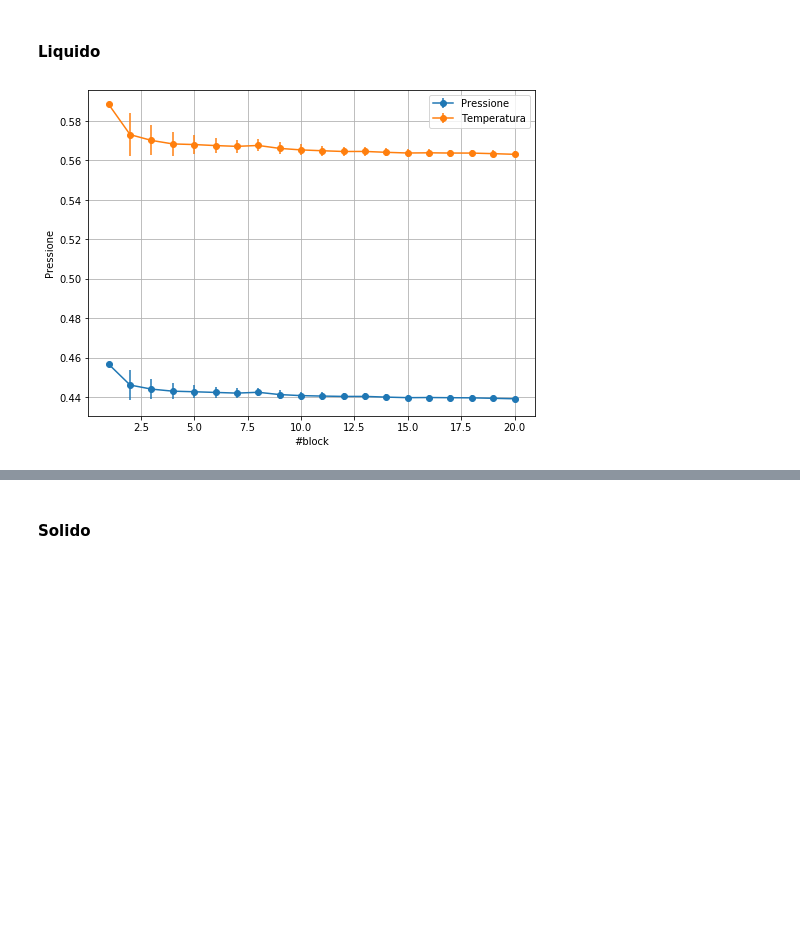
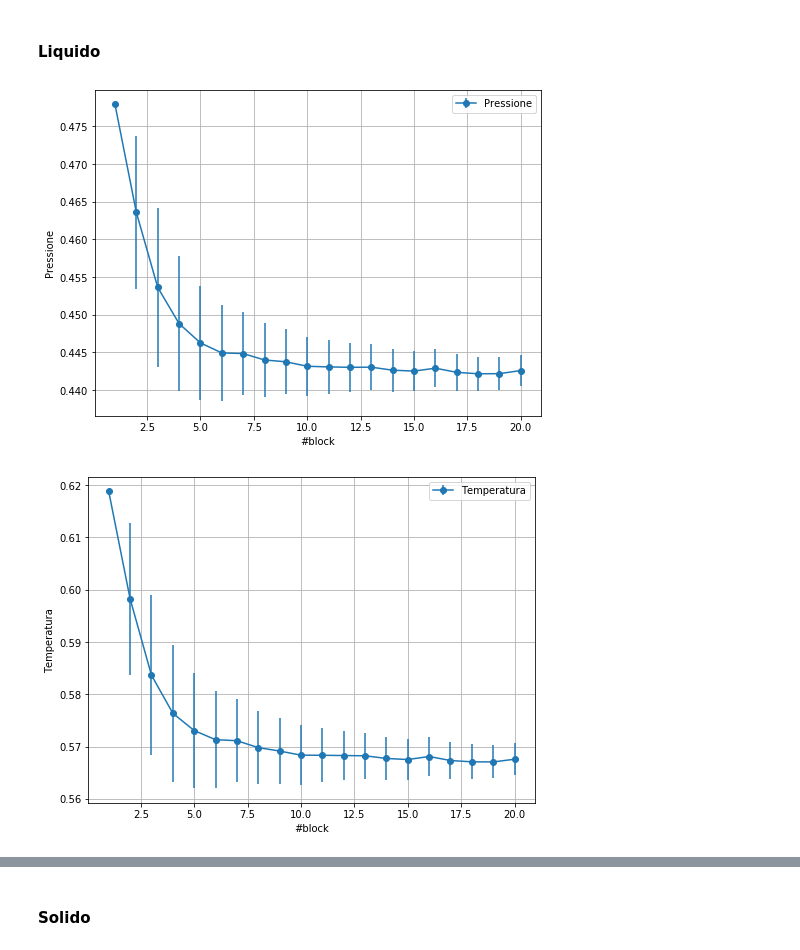
Before and after one commit to dariopullia/Numerical_Simulations_Lab, a Jupyter notebook: 04/Lezione4.ipynb, the cells around one changed output, grey strips where cells are left out. Drawn from its saved outputs; the diff is of its cells as text; code cells hidden in the pictures; blank space fills up the shorter version.

```diff
--- a/04/Lezione4.ipynb
+++ b/04/Lezione4.ipynb
@@ -15,33 +15,40 @@ Spiegazione
 # %%
 import matplotlib
 import matplotlib.pyplot as plt
 import numpy as np
 
-
+npart=108
 N=20
 #ave, ave_prog, err = np.loadtxt("ex-4/MDNVE_MCNVT/output_pres.dat", usecols=(2,3,4), delimiter=' ', unpack='true')
 pres, presErr= np.loadtxt("data02/liquid/output_pres.dat", usecols=(2,3), delimiter=' ', unpack='true')
 Etot, EtotErr= np.loadtxt("data02/liquid/output_etot.dat", usecols=(2,3), delimiter=' ', unpack='true')
 Epot, EpotErr= np.loadtxt("data02/liquid/output_epot.dat", usecols=(2,3), delimiter=' ', unpack='true')
 Ekin, EkinErr= np.loadtxt("data02/liquid/output_ekin.dat", usecols=(2,3), delimiter=' ', unpack='true')
 Temp, TempErr= np.loadtxt("data02/liquid/output_temp.dat", usecols=(2,3), delimiter=' ', unpack='true')
 
 
 x = np.arange(N)+1
 fig=plt.figure(figsize=(8, 6))
 
 plt.errorbar(x,pres, yerr=presErr, marker="o", label="Pressione")
-plt.errorbar(x,Temp, yerr=TempErr, marker="o", label="Temperatura")
-
-
 plt.xlabel('#block')
 plt.ylabel('Pressione')
 #plt.axhline(y = 14.97579, color = 'r', linestyle = '-',label="Call Price with Analytical method")
 plt.grid(True)
 plt.legend()
 plt.show()
+
+fig=plt.figure(figsize=(8, 6))
+plt.errorbar(x,Temp, yerr=TempErr, marker="o", label="Temperatura")
+plt.xlabel('#block')
+plt.ylabel('Temperatura')
+#plt.axhline(y = 14.97579, color = 'r', linestyle = '-',label="Call Price with Analytical method")
+plt.grid(True)
+plt.legend()
+plt.show()
 # %% [output]
-[figure, old version]
+[figure, new version]
+[figure, added]
 # %%
 fig=plt.figure(figsize=(8, 6))
 
```
Also changed, not shown: parts of 5 cells of this notebook, 12 other files.
